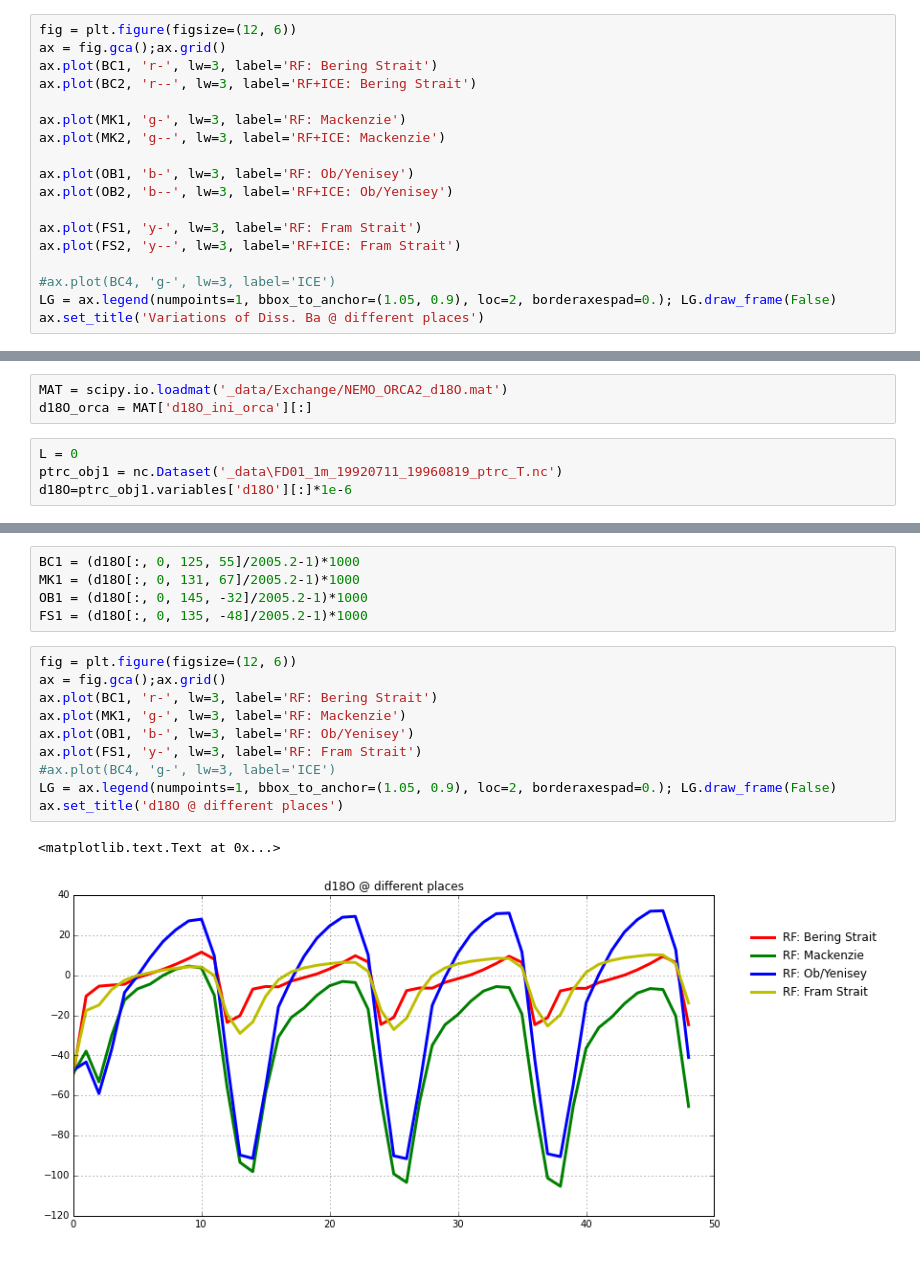
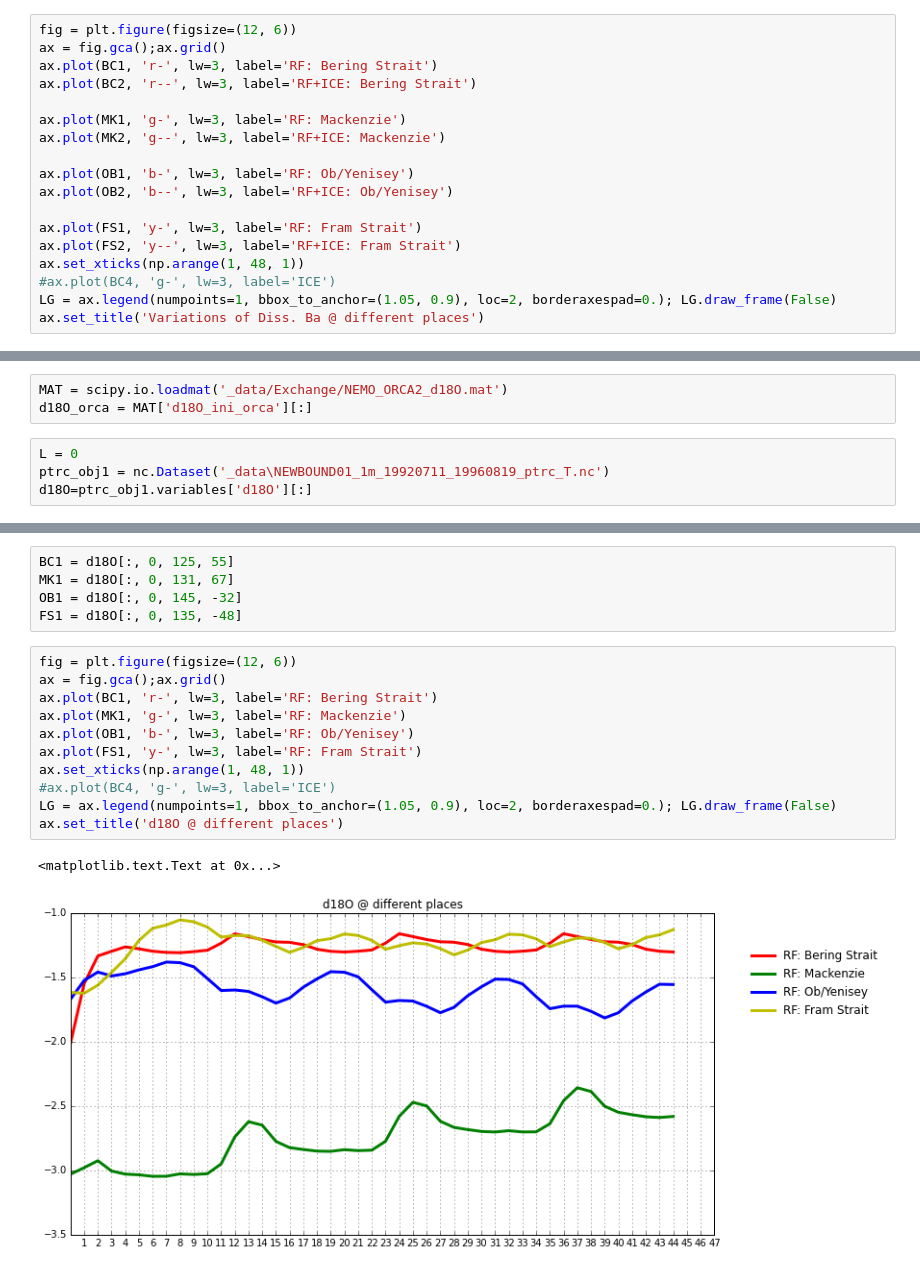
Before and after one commit to UBC-MOAD/analysis-kyle, a Jupyter notebook: notebooks/[Barium] 07 Tracer simulation results.ipynb, the cells around one changed output, grey strips where cells are left out. Saved outputs shown, nothing was run; the diff lists cells and outputs as text.

```diff
--- a/notebooks/[Barium] 07 Tracer simulation results.ipynb
+++ b/notebooks/[Barium] 07 Tracer simulation results.ipynb
@@ -110,7 +110,7 @@ ax.plot(OB2, 'b--', lw=3, label='RF+ICE: Ob/Yenisey')
 
 ax.plot(FS1, 'y-', lw=3, label='RF: Fram Strait')
 ax.plot(FS2, 'y--', lw=3, label='RF+ICE: Fram Strait')
-
+ax.set_xticks(np.arange(1, 48, 1))
 #ax.plot(BC4, 'g-', lw=3, label='ICE')
 LG = ax.legend(numpoints=1, bbox_to_anchor=(1.05, 0.9), loc=2, borderaxespad=0.); LG.draw_frame(False)
 ax.set_title('Variations of Diss. Ba @ different places')
@@ -122,5 +124,5 @@ MAT = scipy.io.loadmat('_data/Exchange/NEMO_ORCA2_d18O.mat')
 d18O_orca = MAT['d18O_ini_orca'][:]
 # %%
 L = 0
-ptrc_obj1 = nc.Dataset('_data\FD01_1m_19920711_19960819_ptrc_T.nc')
-d18O=ptrc_obj1.variables['d18O'][:]*1e-6
+ptrc_obj1 = nc.Dataset('_data\NEWBOUND01_1m_19920711_19960819_ptrc_T.nc')
+d18O=ptrc_obj1.variables['d18O'][:]
@@ -164,18 +168,19 @@ np.nanmin(d18O_masked)
 # %%
-BC1 = (d18O[:, 0, 125, 55]/2005.2-1)*1000
-MK1 = (d18O[:, 0, 131, 67]/2005.2-1)*1000
-OB1 = (d18O[:, 0, 145, -32]/2005.2-1)*1000
-FS1 = (d18O[:, 0, 135, -48]/2005.2-1)*1000
+BC1 = d18O[:, 0, 125, 55]
+MK1 = d18O[:, 0, 131, 67]
+OB1 = d18O[:, 0, 145, -32]
+FS1 = d18O[:, 0, 135, -48]
 # %%
 fig = plt.figure(figsize=(12, 6))
 ax = fig.gca();ax.grid()
 ax.plot(BC1, 'r-', lw=3, label='RF: Bering Strait')
 ax.plot(MK1, 'g-', lw=3, label='RF: Mackenzie')
 ax.plot(OB1, 'b-', lw=3, label='RF: Ob/Yenisey')
 ax.plot(FS1, 'y-', lw=3, label='RF: Fram Strait')
+ax.set_xticks(np.arange(1, 48, 1))
 #ax.plot(BC4, 'g-', lw=3, label='ICE')
 LG = ax.legend(numpoints=1, bbox_to_anchor=(1.05, 0.9), loc=2, borderaxespad=0.); LG.draw_frame(False)
 ax.set_title('d18O @ different places')
 # %% [output]
 <matplotlib.text.Text at 0x...>
-[figure, old version]
+[figure, new version]
```
Also changed, not shown: parts of 12 cells of this notebook, 11 other files.
